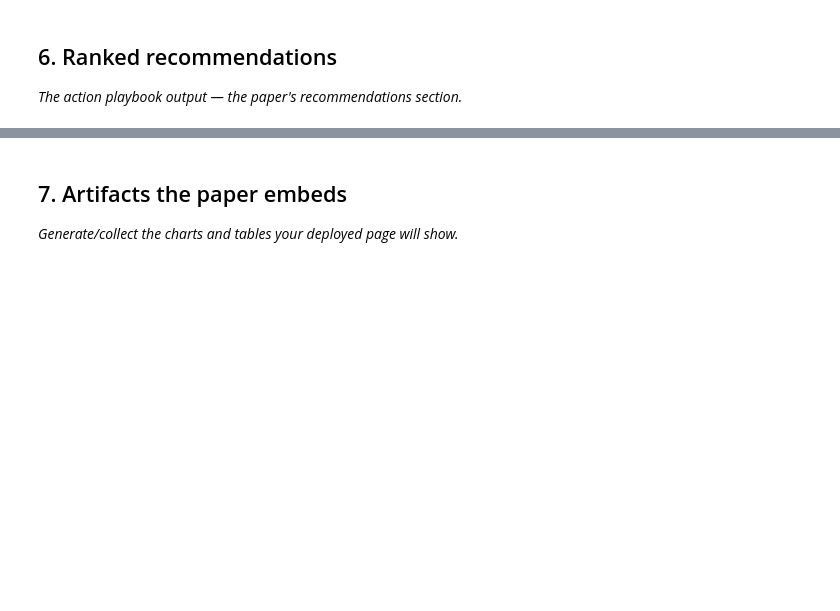
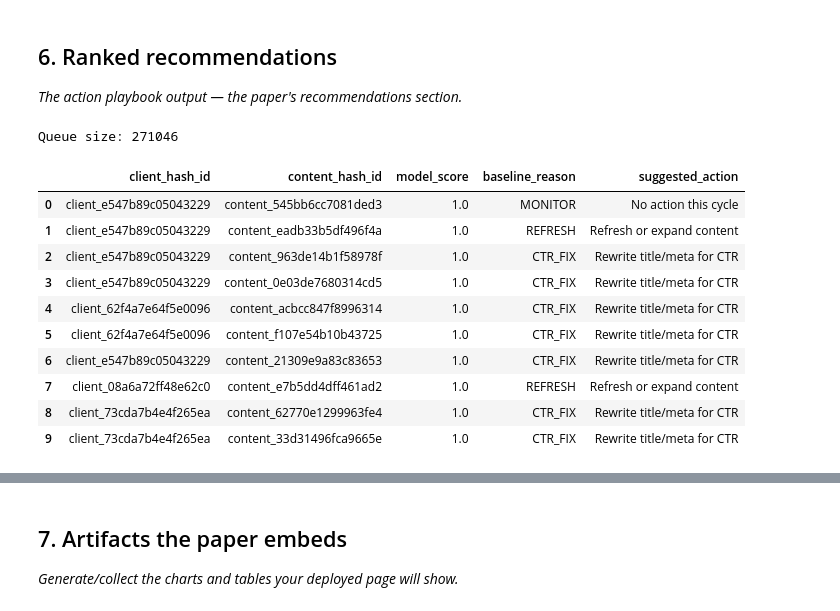
Before and after one commit to muaaz-tahir/flyrank-ml-internship, a Jupyter notebook: work/notebooks/capstone.ipynb, the cells around one changed output, grey strips where cells are left out. Cells and saved outputs as stored; diff of their text form; code cells hidden in the pictures; blank space fills up the shorter version.

```diff
--- a/work/notebooks/capstone.ipynb
+++ b/work/notebooks/capstone.ipynb
@@ -30,3 +468,30 @@ This skeleton is yours to fill. Work the sections **in order** — each one has
 ## 6. Ranked recommendations
 
 *The action playbook output — the paper's recommendations section.*
+# %%
+final_queue = test_features.copy()
+final_queue = final_queue.sort_values('model_score', ascending=False).reset_index(drop=True)
+
+action_map = {
+    'QUICK_WIN': 'Push toward page 1',
+    'CTR_FIX': 'Rewrite title/meta for CTR',
+    'REFRESH': 'Refresh or expand content',
+    'MONITOR': 'No action this cycle'
+}
+final_queue['suggested_action'] = final_queue['baseline_reason'].map(action_map)
+
+print(f"Queue size: {len(final_queue)}")
+final_queue[['client_hash_id', 'content_hash_id', 'model_score', 'baseline_reason', 'suggested_action']].head(10)
+# %% [output]
+Queue size: 271046
+|  | client_hash_id | content_hash_id | model_score | baseline_reason | suggested_action |
+| 0 | client_e547b89c05043229 | content_545bb6cc7081ded3 | 1.0 | MONITOR | No action this cycle |
+| 1 | client_e547b89c05043229 | content_eadb33b5df496f4a | 1.0 | REFRESH | Refresh or expand content |
+| 2 | client_e547b89c05043229 | content_963de14b1f58978f | 1.0 | CTR_FIX | Rewrite title/meta for CTR |
+| 3 | client_e547b89c05043229 | content_0e03de7680314cd5 | 1.0 | CTR_FIX | Rewrite title/meta for CTR |
+| 4 | client_62f4a7e64f5e0096 | content_acbcc847f8996314 | 1.0 | CTR_FIX | Rewrite title/meta for CTR |
+| 5 | client_62f4a7e64f5e0096 | content_f107e54b10b43725 | 1.0 | CTR_FIX | Rewrite title/meta for CTR |
+| 6 | client_e547b89c05043229 | content_21309e9a83c83653 | 1.0 | CTR_FIX | Rewrite title/meta for CTR |
+| 7 | client_08a6a72ff48e62c0 | content_e7b5dd4dff461ad2 | 1.0 | REFRESH | Refresh or expand content |
+| 8 | client_73cda7b4e4f265ea | content_62770e1299963fe4 | 1.0 | CTR_FIX | Rewrite title/meta for CTR |
+| 9 | client_73cda7b4e4f265ea | content_33d31496fca9665e | 1.0 | CTR_FIX | Rewrite title/meta for CTR |
```
Also changed, not shown: parts of 30 cells of this notebook.
